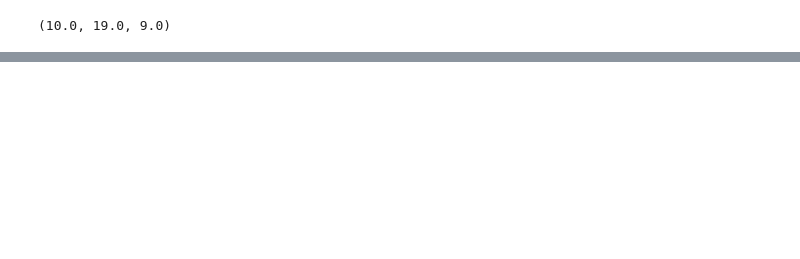
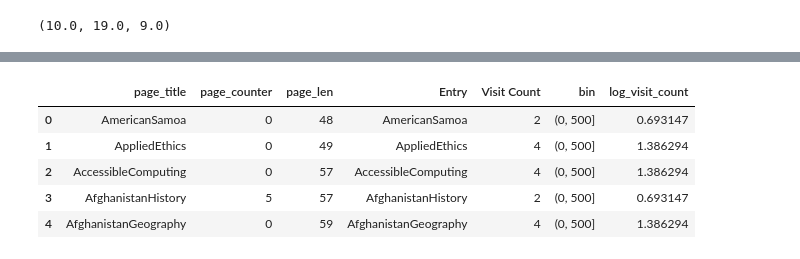
Before and after one commit to xuan-li/CSE-544-Project, a Jupyter notebook: Page_Length.ipynb, the cells around one changed output, grey strips where cells are left out. Cells and saved outputs as stored; diff of their text form; code cells hidden in the pictures; blank space fills up the shorter version.

```diff
--- a/Page_Length.ipynb
+++ b/Page_Length.ipynb
@@ -63,0 +89,4 @@ visit_count_df.head()
+# %%
+filtered_df=merged_df[merged_df['page_len']<merged_df["page_len"].quantile(0.99)]
+# %%
+filtered_df=filtered_df[filtered_df['Visit Count']<filtered_df["Visit Count"].quantile(0.99)]
@@ -67,0 +105,9 @@ visit_count_df['Visit Count'].mean()
+# %%
+filtered_df.head()
+# %% [output]
+|  | page_title | page_counter | page_len | Entry | Visit Count | bin | log_visit_count |
+| 0 | AmericanSamoa | 0 | 48 | AmericanSamoa | 2 | (0, 500] | 0.693147 |
+| 1 | AppliedEthics | 0 | 49 | AppliedEthics | 4 | (0, 500] | 1.386294 |
+| 2 | AccessibleComputing | 0 | 57 | AccessibleComputing | 4 | (0, 500] | 1.386294 |
+| 3 | AfghanistanHistory | 5 | 57 | AfghanistanHistory | 2 | (0, 500] | 0.693147 |
+| 4 | AfghanistanGeography | 0 | 59 | AfghanistanGeography | 4 | (0, 500] | 1.386294 |
```
Also changed, not shown: parts of 21 cells of this notebook, 17 other files.
